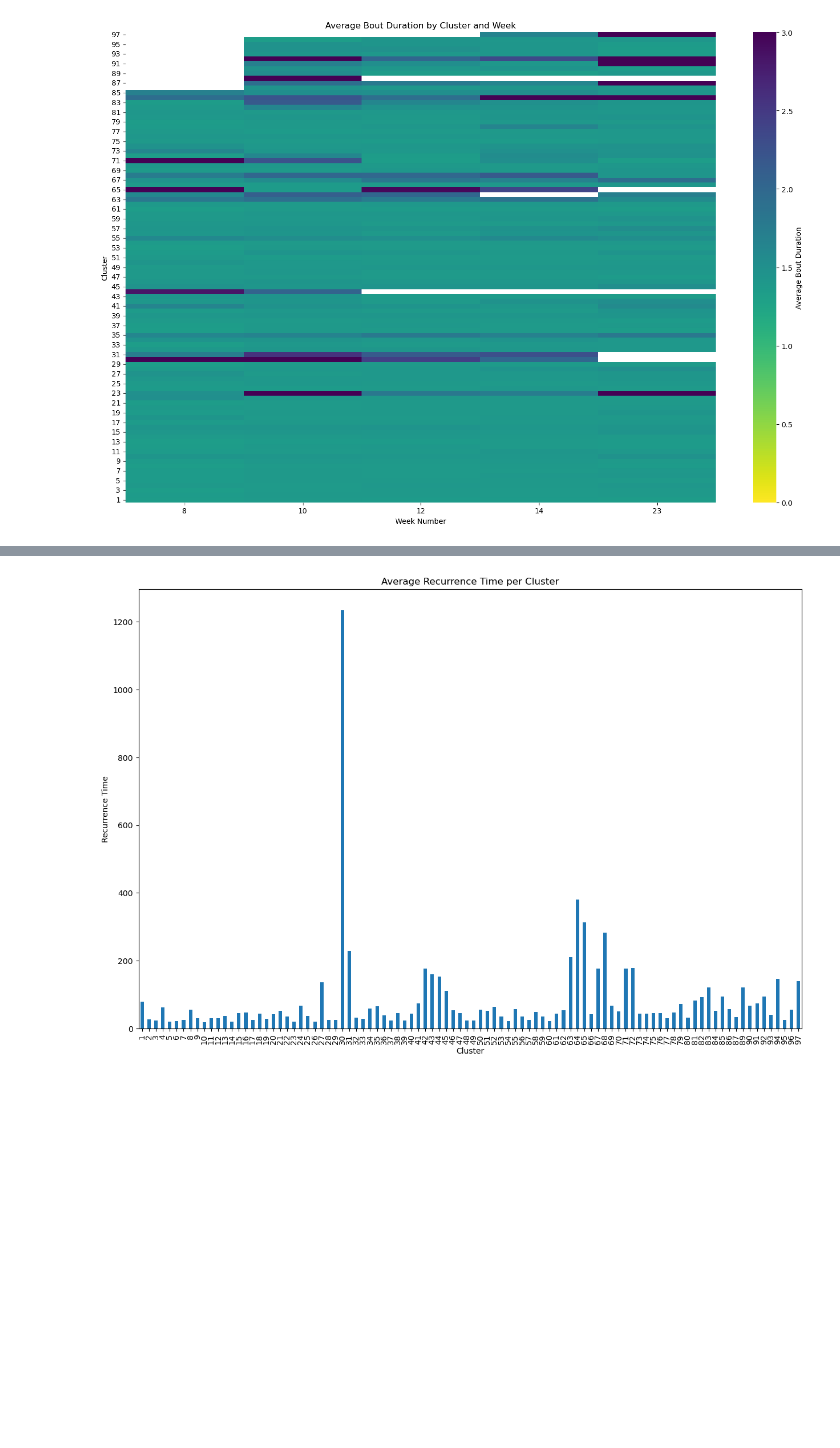
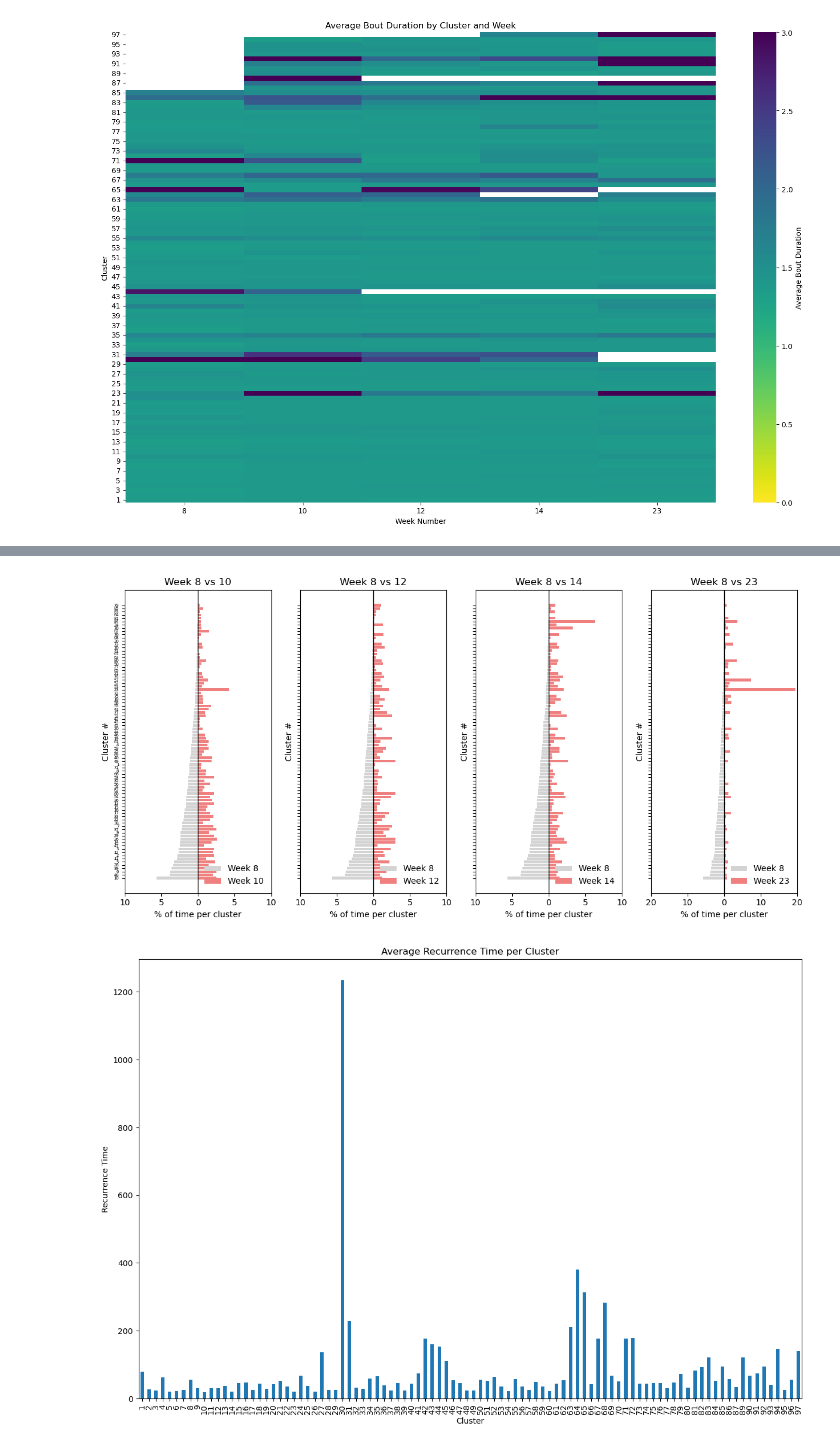
Before and after one commit to Ganglia-Guardian/AccelCluster-Visualizations, a Jupyter notebook: clusterLevelChar.ipynb, the cells around one changed output, grey strips where cells are left out. Saved outputs shown, nothing was run; the diff lists cells and outputs as text; code cells hidden in the pictures; blank space fills up the shorter version.

Commit message:
Add stage_vs_stage plot to visualizations_pipeline

```diff
--- a/clusterLevelChar.ipynb
+++ b/clusterLevelChar.ipynb
@@ -178,3 +178,10 @@ plt.tight_layout()
 plt.show()
 # %% [output]
 [figure]
+# %%
+bout_duration_pct = bout_duration_df.groupby(['Week_Number', 'ClusterIdx'], as_index=False)['duration'].sum()
+
+bout_duration_pct['pct'] = bout_duration_pct.groupby('Week_Number')['duration'].transform(
+    lambda x: x / x.sum() * 100
+)
+bout_duration_pct
@@ -181,3 +260,17 @@ plt.show()
+# %%
+weeks_right = [10, 12, 14, 23]
+fig, axes = plt.subplots(1, len(weeks_right),
+                         figsize=(3*len(weeks_right), 6),
+                         sharey=True)
+
+for ax, w in zip(axes, weeks_right):
+    plot_week_vs_week(bout_duration_pct, week_left=8, week_right=w, ax=ax)
+    ax.set_title(f'Week 8 vs {w}')
+
+plt.tight_layout()
+plt.show()
+# %% [output]
+[figure, added]
 # %%
 # bout_duration_df.to_csv("bout_duration_df_filtered_mp.csv", index=False, header=True, encoding='utf-8')
 # %%
```
Also changed, not shown: parts of 3 cells of this notebook.
